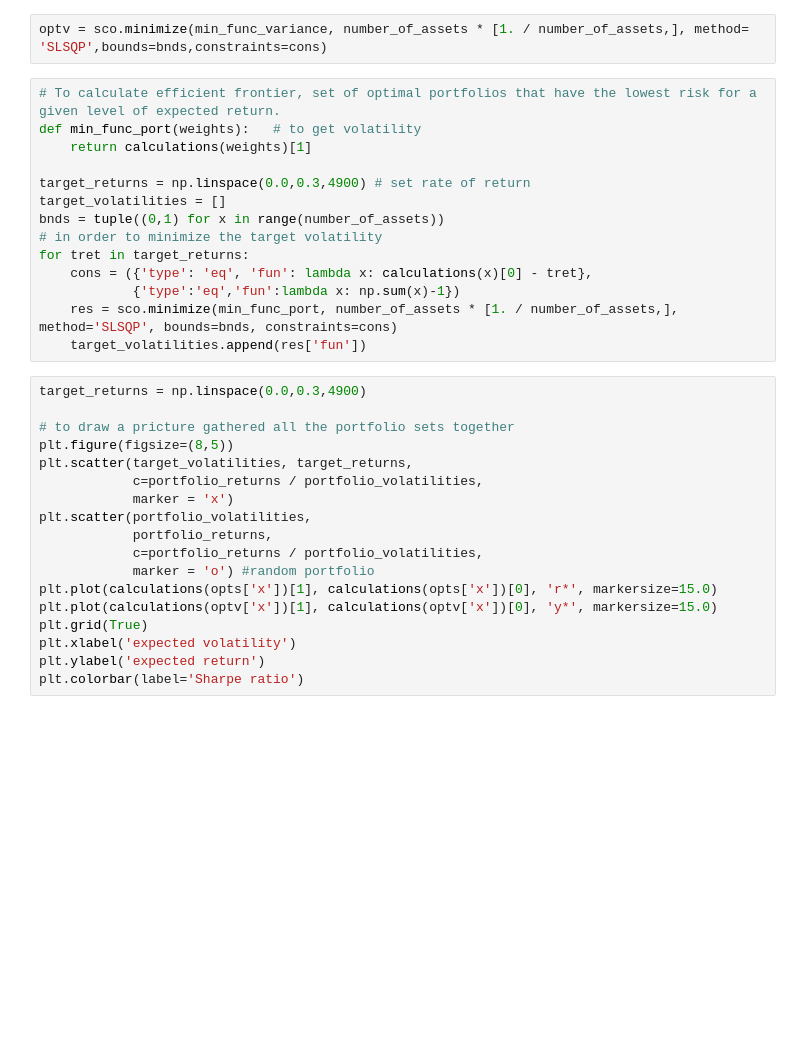
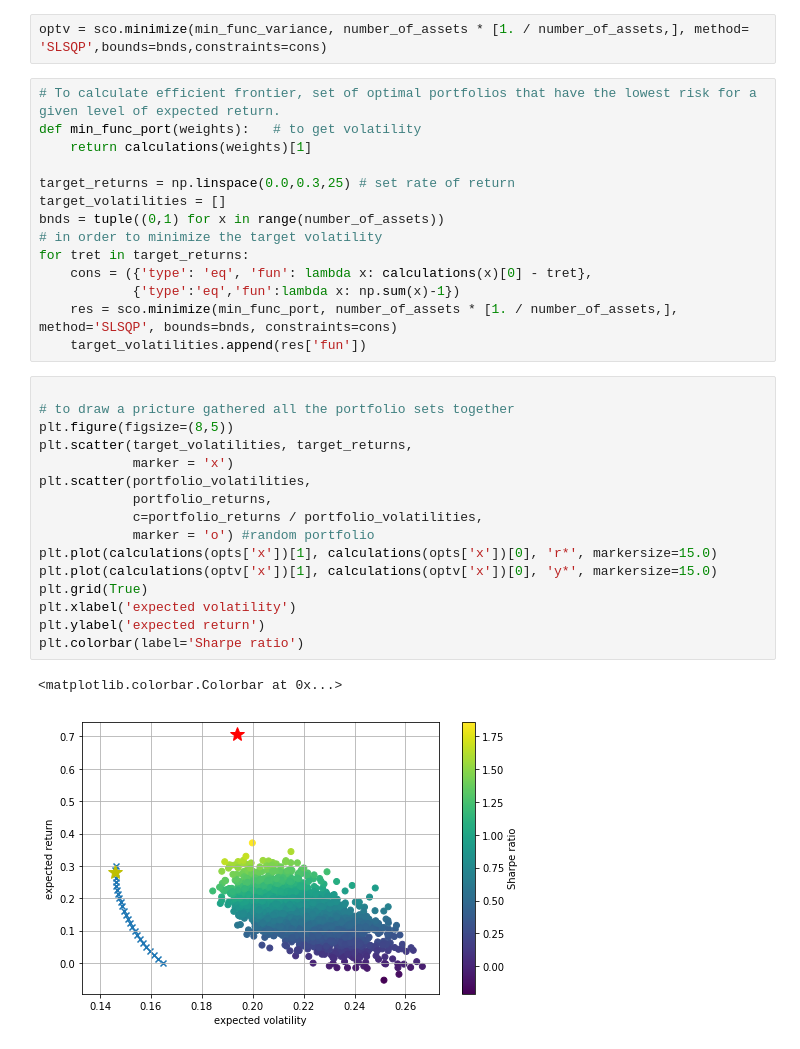
Before and after one commit to Nancyliangqh/Sure-we-can, a Jupyter notebook: markowitz_model_project-2.ipynb, the cells around one changed output. Drawn from its saved outputs; the diff is of its cells as text; blank space fills up the shorter version.

```diff
--- a/markowitz_model_project-2.ipynb
+++ b/markowitz_model_project-2.ipynb
@@ -303,7 +303,7 @@ optv = sco.minimize(min_func_variance, number_of_assets * [1. / number_of_assets
 def min_func_port(weights):   # to get volatility
     return calculations(weights)[1]
 
-target_returns = np.linspace(0.0,0.3,4900) # set rate of return
+target_returns = np.linspace(0.0,0.3,25) # set rate of return
 target_volatilities = []
 bnds = tuple((0,1) for x in range(number_of_assets))
 # in order to minimize the target volatility
@@ -313,20 +313,21 @@ for tret in target_returns:
     res = sco.minimize(min_func_port, number_of_assets * [1. / number_of_assets,], method='SLSQP', bounds=bnds, constraints=cons)
     target_volatilities.append(res['fun'])
 # %%
-target_returns = np.linspace(0.0,0.3,4900)
 
 # to draw a pricture gathered all the portfolio sets together
 plt.figure(figsize=(8,5))
 plt.scatter(target_volatilities, target_returns,
-            c=portfolio_returns / portfolio_volatilities,
             marker = 'x')
 plt.scatter(portfolio_volatilities,
             portfolio_returns,
             c=portfolio_returns / portfolio_volatilities,
             marker = 'o') #random portfolio
 plt.plot(calculations(opts['x'])[1], calculations(opts['x'])[0], 'r*', markersize=15.0)
 plt.plot(calculations(optv['x'])[1], calculations(optv['x'])[0], 'y*', markersize=15.0)
 plt.grid(True)
 plt.xlabel('expected volatility')
 plt.ylabel('expected return')
 plt.colorbar(label='Sharpe ratio')
+# %% [output]
+<matplotlib.colorbar.Colorbar at 0x...>
+[figure, added]
```
Also changed, not shown: parts of 13 cells of this notebook.
